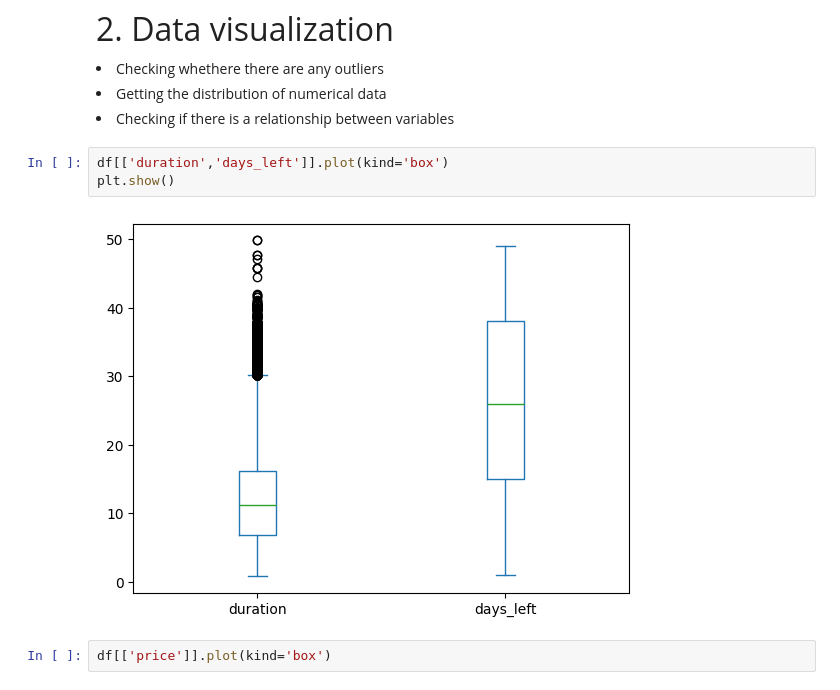
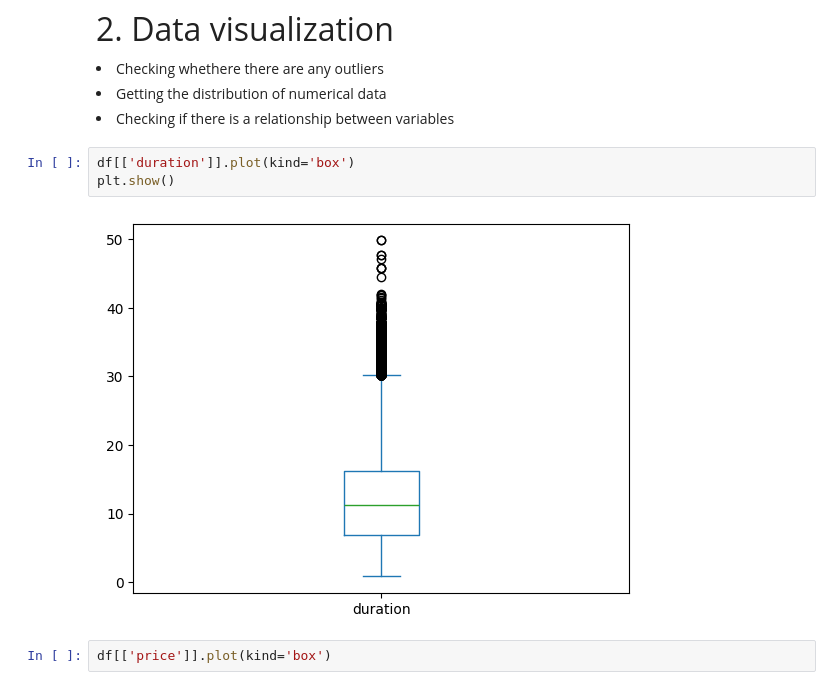
Before and after one commit to calebang/IS460, a Jupyter notebook: 01_Data Prep/non_encoded.ipynb, the cells around one changed output. Drawn from its saved outputs; the diff is of its cells as text.

```diff
--- a/01_Data Prep/01a_EDA.ipynb
+++ b/01_Data Prep/non_encoded.ipynb
@@ -81,10 +75,10 @@ df.describe(percentiles=[0.1, 0.25, 0.5, 0.75, 0.9], include='all')
 <li>Getting the distribution of numerical data </li>
 <li> Checking if there is a relationship between variables </li>
 # %%
-df[['duration','days_left']].plot(kind='box')
+df[['duration']].plot(kind='box')
 plt.show()
 # %% [output]
-[figure, old version]
+[figure, new version]
 # %%
 df[['price']].plot(kind='box')
 # %% [output]
```
Also changed, not shown: parts of 9 cells of this notebook, 3 other files.
